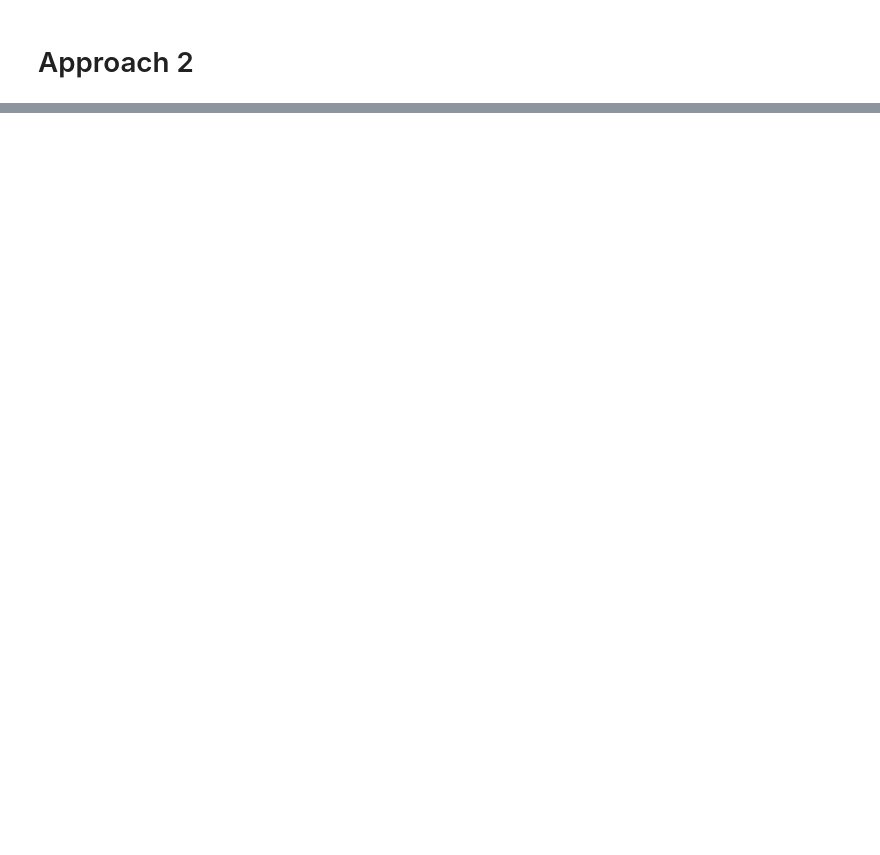
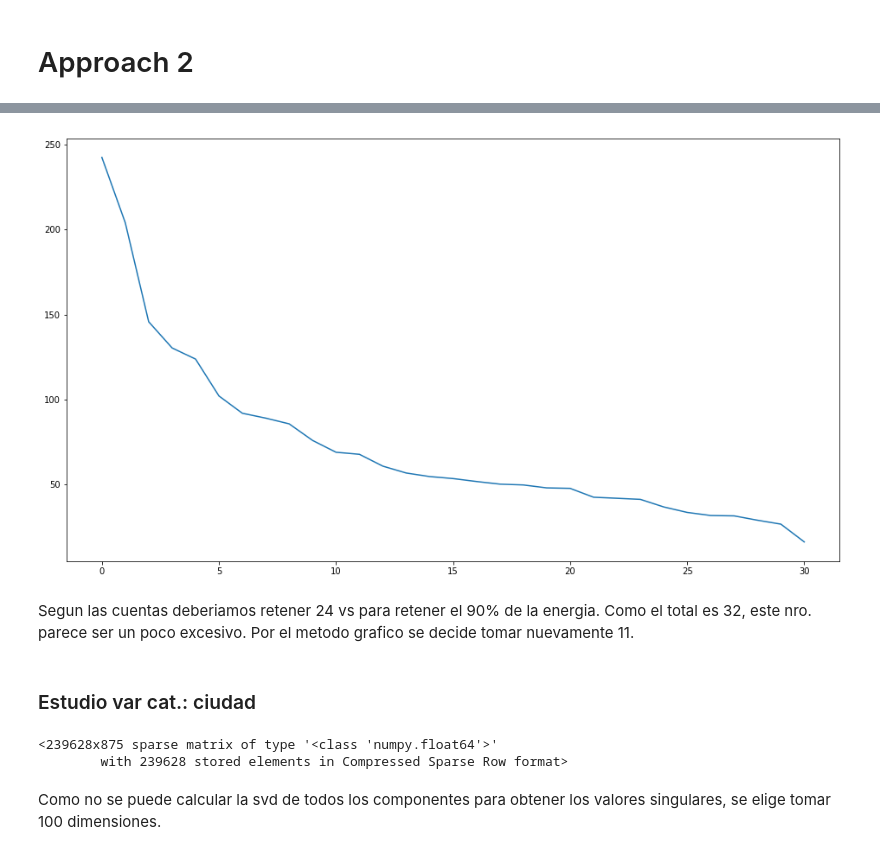
Before and after one commit to rozanecm/7506_tp2_2c2019, a Jupyter notebook: notebooks/first approaches by rozanecm.ipynb, the cells around one changed output, grey strips where cells are left out. Cells and saved outputs as stored; diff of their text form; code cells hidden in the pictures; blank space fills up the shorter version.

```diff
--- a/notebooks/first approaches by rozanecm.ipynb
+++ b/notebooks/first approaches by rozanecm.ipynb
@@ -205,0 +313,3 @@ save_submission(df, description="first approach. Not taking any text atts. Rando
+# %%
+enc = OneHotEncoder(handle_unknown='ignore')
+aux = enc.fit_transform(train[['provincia']].dropna())
@@ -205,0 +357,11 @@ save_submission(df, description="first approach. Not taking any text atts. Rando
+# %%
+import matplotlib.pyplot as plt
+plt.figure(figsize=(16,9))
+plt.plot(svd.singular_values_)
+plt.show()
+# %% [output]
+[figure, added]
+# %% [markdown]
+Segun las cuentas deberiamos retener 24 vs para retener el 90% de la energia. Como el total es 32, este nro. parece ser un poco excesivo. Por el metodo grafico se decide tomar nuevamente 11.
+# %% [markdown]
+### Estudio var cat.: ciudad
@@ -205,0 +372,7 @@ save_submission(df, description="first approach. Not taking any text atts. Rando
+# %%
+aux
+# %% [output]
+<239628x875 sparse matrix of type '<class 'numpy.float64'>'
+        with 239628 stored elements in Compressed Sparse Row format>
+# %% [markdown]
+Como no se puede calcular la svd de todos los componentes para obtener los valores singulares, se elige tomar 100 dimensiones.
```
Also changed, not shown: parts of 45 cells of this notebook.
